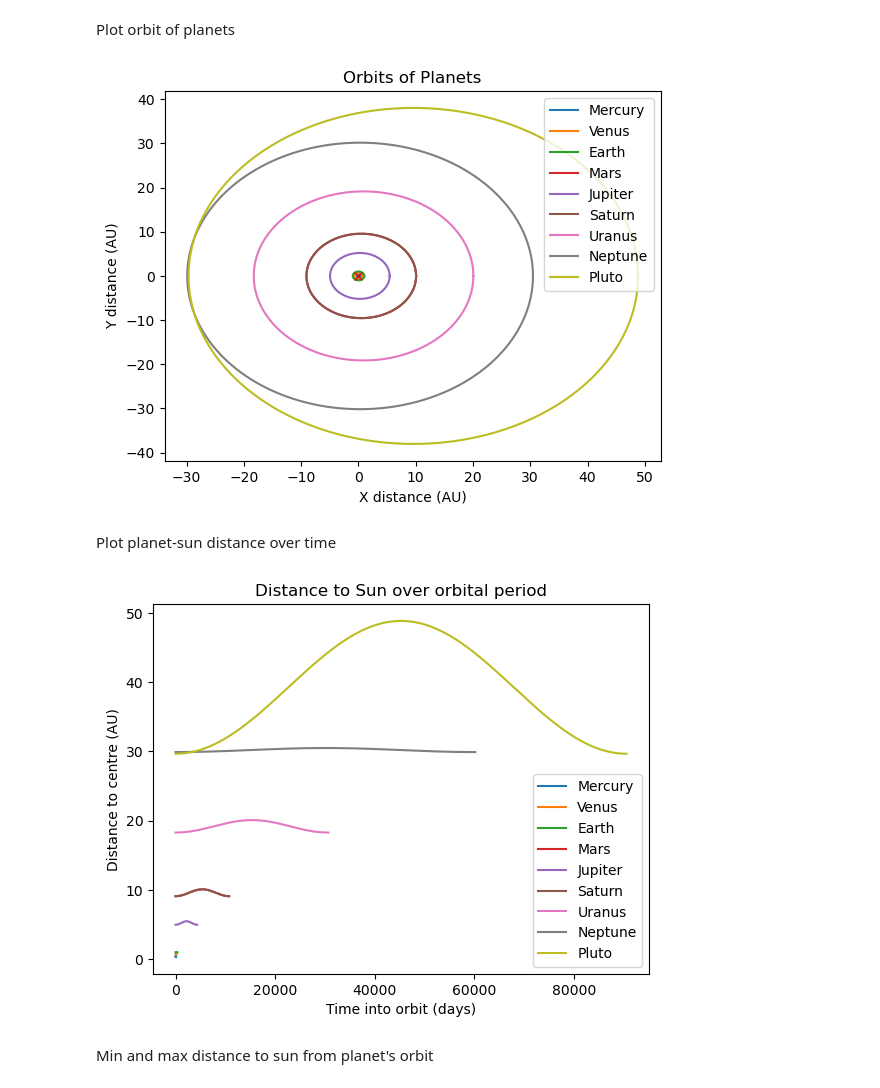
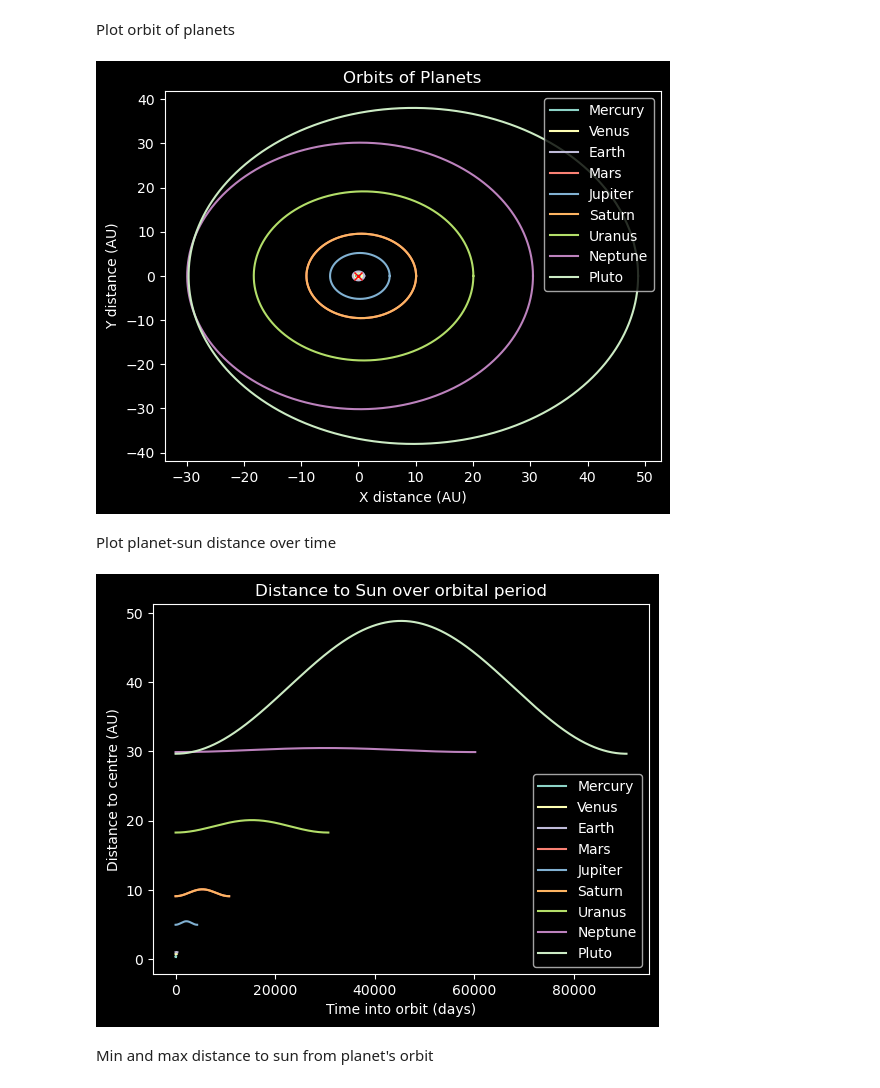
Before and after one commit to neil-power/music_of_the_spheres, a Jupyter notebook: group project.ipynb, the cells around one changed output. Drawn from its saved outputs; the diff is of its cells as text; code cells hidden in the pictures.

```diff
--- a/group project.ipynb
+++ b/group project.ipynb
@@ -127,6 +127,7 @@ The current distance between the Sun and Pluto is 34.76 AU.
 # %% [markdown]
 Plot orbit of planets
 # %%
+plt.style.use('dark_background')
 x_total = [] #np.empty((len(Planets)))
 y_total = [] #np.empty((len(Planets)))
 t_total = [] #np.empty((len(Planets)))
@@ -146,23 +147,24 @@ plt.ylabel("Y distance (AU)")
 plt.legend(planet_names)
 plt.show()
 # %% [output]
-[figure, old version]
+[figure, new version]
 # %% [markdown]
 Plot planet-sun distance over time
 # %%
+plt.style.use('dark_background')
 for i,planet in enumerate(Planets):
     t,d = planet.plot_distance()
     t_total.append(t)
     dist_total.append(d)
     plt.plot(t,d)
 
 plt.title("Distance to Sun over orbital period")
 plt.xlabel("Time into orbit (days)")
 plt.ylabel("Distance to centre (AU)")
 plt.legend(planet_names)
 plt.show()
 # %% [output]
-[figure, old version]
+[figure, new version]
 # %% [markdown]
 Min and max distance to sun from planet's orbit
 # %%
```
Also changed, not shown: parts of 6 cells of this notebook, 2 other files.
